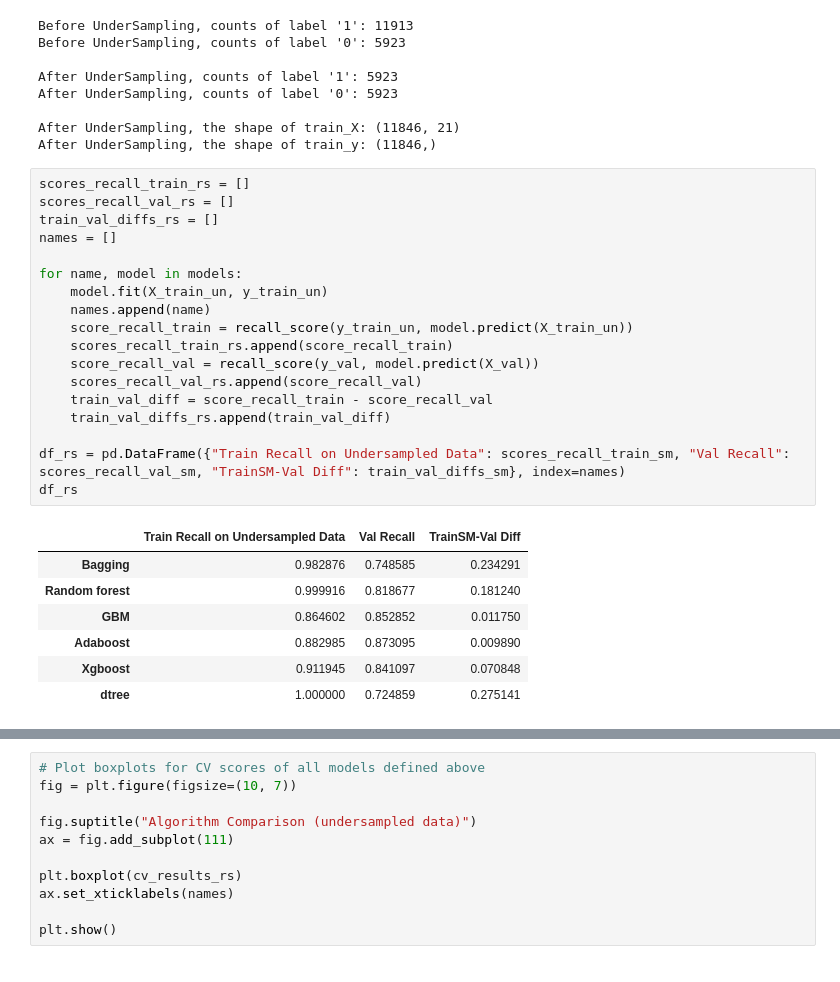
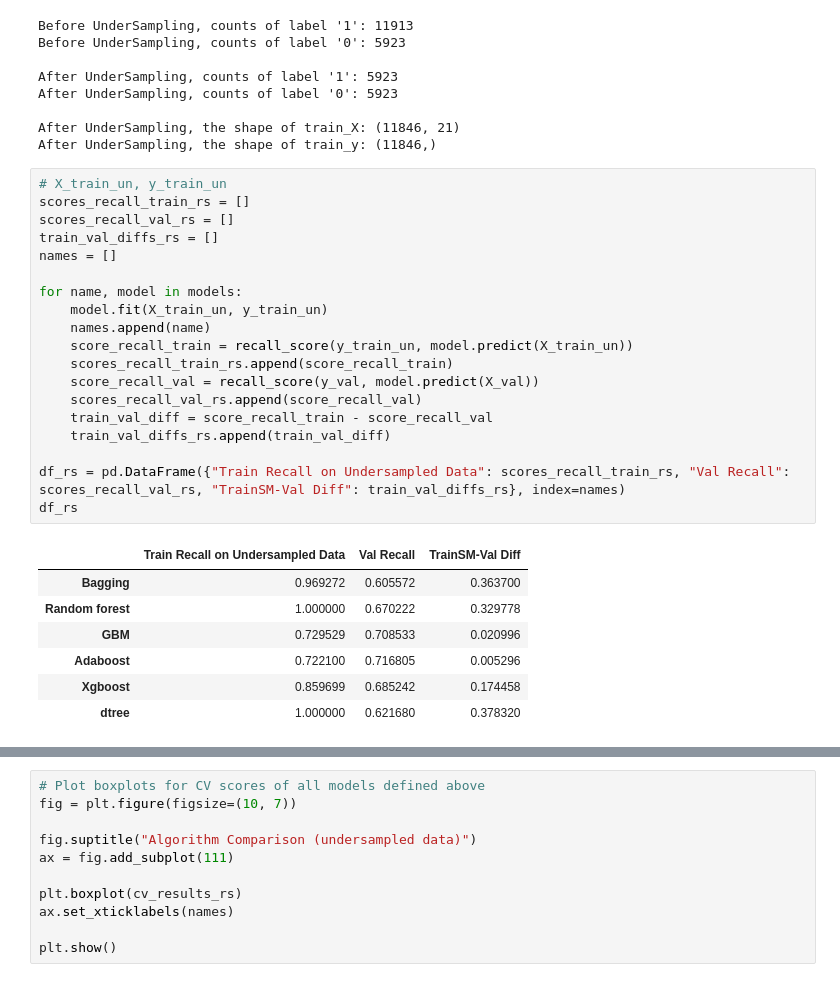
Before and after one commit to RashmiJK/PGP-AIML-EasyVisa-AML, a Jupyter notebook: easyvisa_modeling.ipynb, the cells around one changed output, grey strips where cells are left out. Saved outputs shown, nothing was run; the diff lists cells and outputs as text.

```diff
--- a/easyvisa_modeling.ipynb
+++ b/easyvisa_modeling.ipynb
@@ -1244,29 +1246,30 @@ After UnderSampling, counts of label '0': 5923
 After UnderSampling, the shape of train_X: (11846, 21)
 After UnderSampling, the shape of train_y: (11846,)
 # %%
+# X_train_un, y_train_un
 scores_recall_train_rs = []
 scores_recall_val_rs = []
 train_val_diffs_rs = []
 names = []
 
 for name, model in models:
     model.fit(X_train_un, y_train_un)
     names.append(name)
     score_recall_train = recall_score(y_train_un, model.predict(X_train_un))
     scores_recall_train_rs.append(score_recall_train)
     score_recall_val = recall_score(y_val, model.predict(X_val))
     scores_recall_val_rs.append(score_recall_val)
     train_val_diff = score_recall_train - score_recall_val
     train_val_diffs_rs.append(train_val_diff)
 
-df_rs = pd.DataFrame({"Train Recall on Undersampled Data": scores_recall_train_sm, "Val Recall": scores_recall_val_sm, "TrainSM-Val Diff": train_val_diffs_sm}, index=names)
+df_rs = pd.DataFrame({"Train Recall on Undersampled Data": scores_recall_train_rs, "Val Recall": scores_recall_val_rs, "TrainSM-Val Diff": train_val_diffs_rs}, index=names)
 df_rs
 # %% [output]
 |  | Train Recall on Undersampled Data | Val Recall | TrainSM-Val Diff |
-| Bagging | 0.982876 | 0.748585 | 0.234291 |
-| Random forest | 0.999916 | 0.818677 | 0.181240 |
-| GBM | 0.864602 | 0.852852 | 0.011750 |
-| Adaboost | 0.882985 | 0.873095 | 0.009890 |
-| Xgboost | 0.911945 | 0.841097 | 0.070848 |
-| dtree | 1.000000 | 0.724859 | 0.275141 |
+| Bagging | 0.969272 | 0.605572 | 0.363700 |
+| Random forest | 1.000000 | 0.670222 | 0.329778 |
+| GBM | 0.729529 | 0.708533 | 0.020996 |
+| Adaboost | 0.722100 | 0.716805 | 0.005296 |
+| Xgboost | 0.859699 | 0.685242 | 0.174458 |
+| dtree | 1.000000 | 0.621680 | 0.378320 |
 # %%
```
Also changed, not shown: parts of 6 cells of this notebook.
